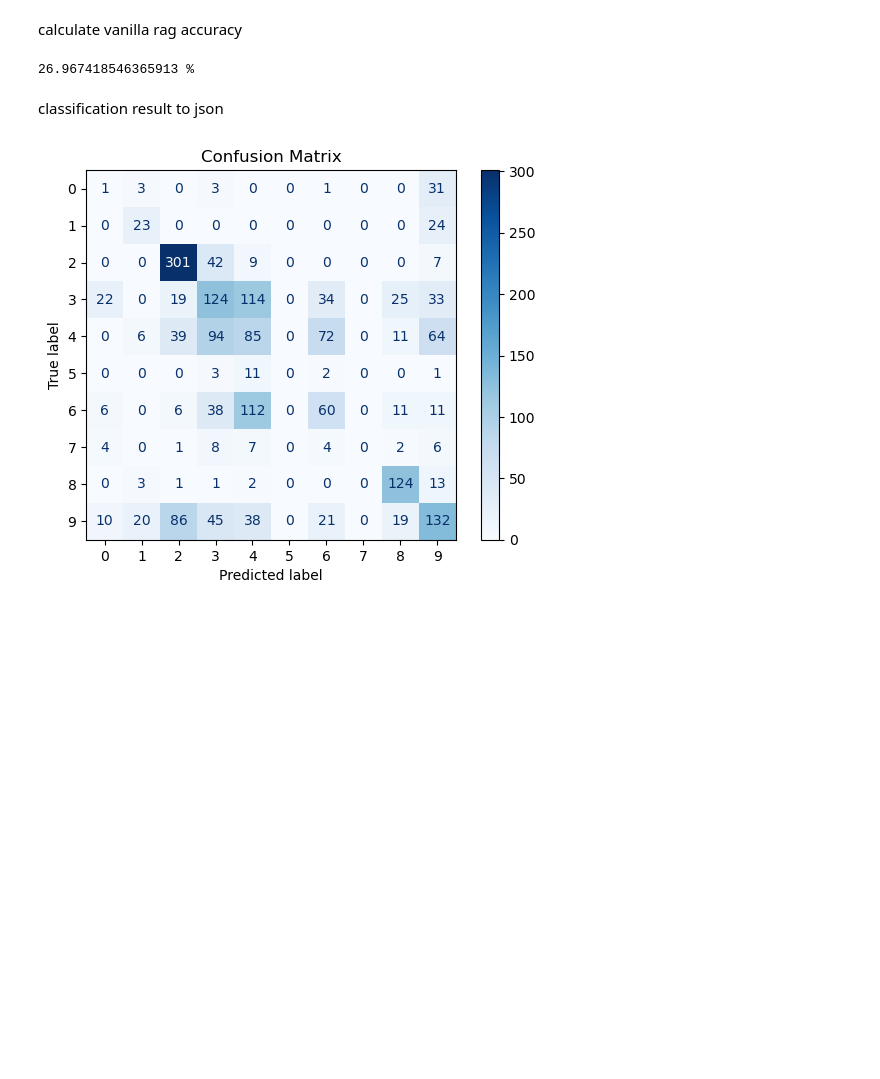
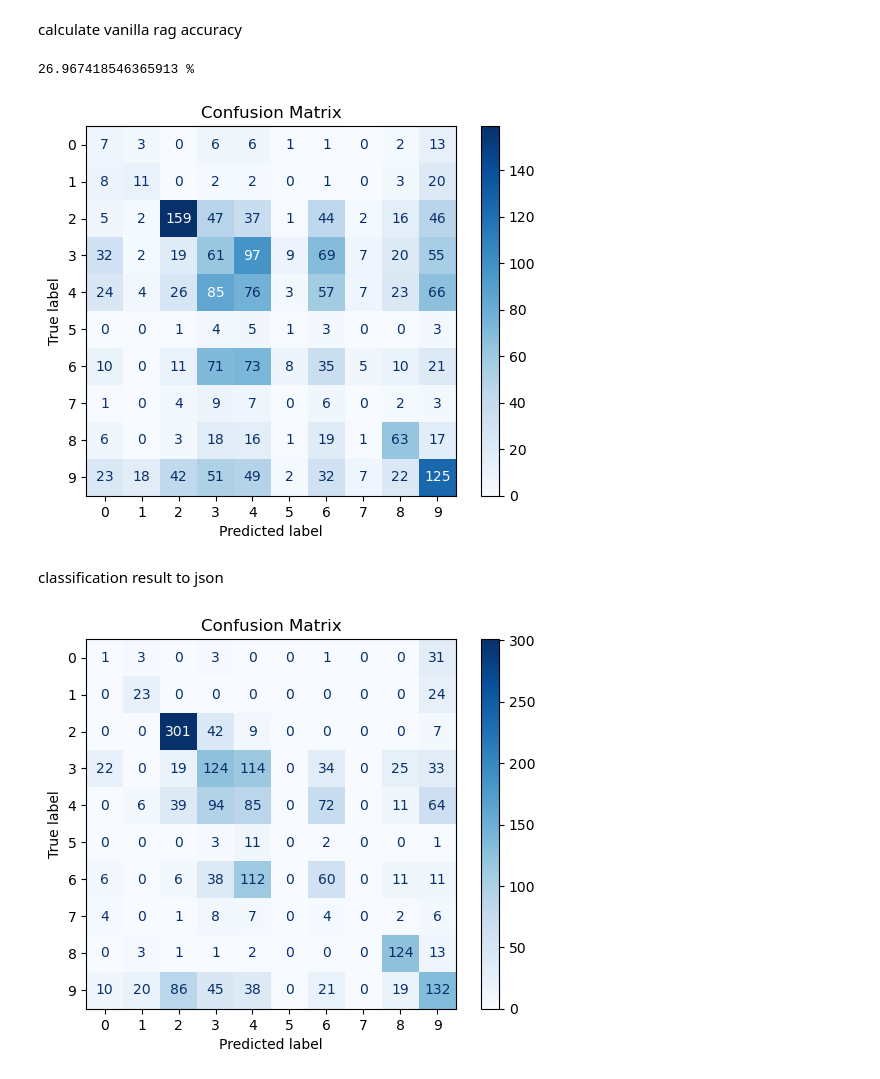
Before and after one commit to tyfann/llm4commit, a Jupyter notebook: RQ/RQ2.ipynb, the cells around one changed output. Cells and saved outputs as stored; diff of their text form; code cells hidden in the pictures; blank space fills up the shorter version.

```diff
--- a/RQ/RQ2.ipynb
+++ b/RQ/RQ2.ipynb
@@ -484,3 +478,41 @@ print(count / len(prompt) * 100 , "%")
+# %%
+pref_mapping = []
+for item in pred_type:
+    pref_mapping.append(mapping[item])
+
+# to a txt file
+with open('../data/angular_filtered/subsets/classification/angular_test_rag_predictions.txt', 'w') as f:
+    for item in pref_mapping:
+        f.write(f'{item}\n')
+# %%
+
+# 读取标签文件
+def read_labels(file_path):
+    with open(file_path, 'r') as f:
+        labels = [int(line.strip()) for line in f]
+    return labels
+
+# 主函数
+def main(ref_file, pred_file):
+    # 读取ref和pred标签
+    y_true = read_labels(ref_file)
+    y_pred = read_labels(pred_file)
+
+    # 计算混淆矩阵
+    cm = confusion_matrix(y_true, y_pred, labels=np.arange(10))
+
+    # 绘制混淆矩阵
+    disp = ConfusionMatrixDisplay(confusion_matrix=cm, display_labels=np.arange(10))
+    disp.plot(cmap=plt.cm.Blues)
+    plt.title('Confusion Matrix')
+    plt.show()
+
+# 调用主函数
+ref_file = '../data/angular_filtered/subsets/classification/angular_test_references.txt'
+pred_file = '../data/angular_filtered/subsets/classification/angular_test_rag_predictions.txt'
+main(ref_file, pred_file)
+# %% [output]
+[figure, added]
 # %% [markdown]
 classification result to json
 # %%
```
Also changed, not shown: parts of 14 cells of this notebook, 15 other files.
